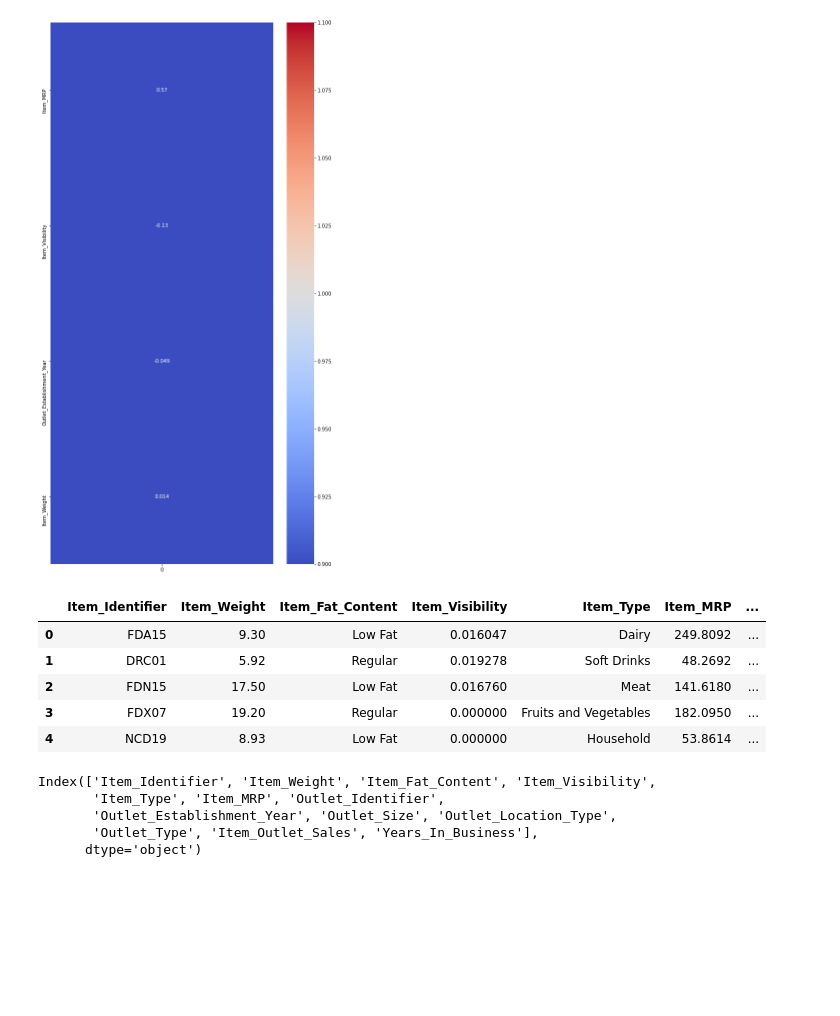
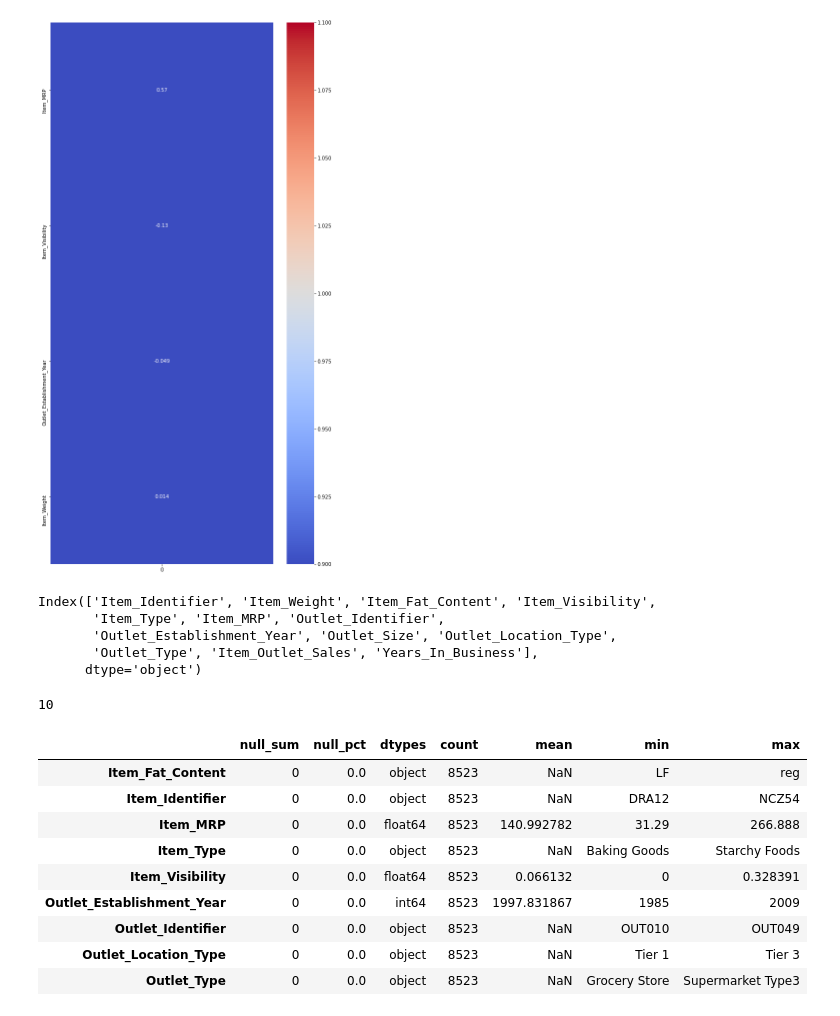
Before and after one commit to yammy20/DataScienceProjects, a Jupyter notebook: BigSmartSalesSet/BigSmartSales.ipynb, the cells around one changed output. Cells and saved outputs as stored; diff of their text form; code cells hidden in the pictures; blank space fills up the shorter version.

```diff
--- a/BigSmartSalesSet/BigSmartSales.ipynb
+++ b/BigSmartSalesSet/BigSmartSales.ipynb
@@ -83,17 +95,6 @@ fig, ax = plt.subplots(figsize=(10,20))
 sns.heatmap(sorted_correlations.to_frame(), cmap='coolwarm', annot=True, vmin=1, vmax=1, ax=ax);
 # %% [output]
 [figure]
-# %%
-train_df = train_df_raw
-train_df['Years_In_Business'] = train_df_raw['Outlet_Establishment_Year'] - train_df_raw['Outlet_Establishment_Year'].min()
-train_df.head()
-# %% [output]
-|  | Item_Identifier | Item_Weight | Item_Fat_Content | Item_Visibility | Item_Type | Item_MRP | ... |
-| 0 | FDA15 | 9.30 | Low Fat | 0.016047 | Dairy | 249.8092 | ... |
-| 1 | DRC01 | 5.92 | Regular | 0.019278 | Soft Drinks | 48.2692 | ... |
-| 2 | FDN15 | 17.50 | Low Fat | 0.016760 | Meat | 141.6180 | ... |
-| 3 | FDX07 | 19.20 | Regular | 0.000000 | Fruits and Vegetables | 182.0950 | ... |
-| 4 | NCD19 | 8.93 | Low Fat | 0.000000 | Household | 53.8614 | ... |
 # %%
 train_df.columns
 # %% [output]
@@ -102,3 +103,7 @@ Index(['Item_Identifier', 'Item_Weight', 'Item_Fat_Content', 'Item_Visibility',
        'Outlet_Establishment_Year', 'Outlet_Size', 'Outlet_Location_Type',
        'Outlet_Type', 'Item_Outlet_Sales', 'Years_In_Business'],
       dtype='object')
+# %%
+train_df_raw['Outlet_Identifier'].nunique()
+# %% [output]
+10
@@ -104,0 +116,13 @@ Index(['Item_Identifier', 'Item_Weight', 'Item_Fat_Content', 'Item_Visibility',
+# %%
+eda_df_construction(df_ordered_cols)
+# %% [output]
+|  | null_sum | null_pct | dtypes | count | mean | min | max |
+| Item_Fat_Content | 0 | 0.0 | object | 8523 | NaN | LF | reg |
+| Item_Identifier | 0 | 0.0 | object | 8523 | NaN | DRA12 | NCZ54 |
+| Item_MRP | 0 | 0.0 | float64 | 8523 | 140.992782 | 31.29 | 266.888 |
+| Item_Type | 0 | 0.0 | object | 8523 | NaN | Baking Goods | Starchy Foods |
+| Item_Visibility | 0 | 0.0 | float64 | 8523 | 0.066132 | 0 | 0.328391 |
+| Outlet_Establishment_Year | 0 | 0.0 | int64 | 8523 | 1997.831867 | 1985 | 2009 |
+| Outlet_Identifier | 0 | 0.0 | object | 8523 | NaN | OUT010 | OUT049 |
+| Outlet_Location_Type | 0 | 0.0 | object | 8523 | NaN | Tier 1 | Tier 3 |
+| Outlet_Type | 0 | 0.0 | object | 8523 | NaN | Grocery Store | Supermarket Type3 |
```
Also changed, not shown: parts of 8 cells of this notebook.
